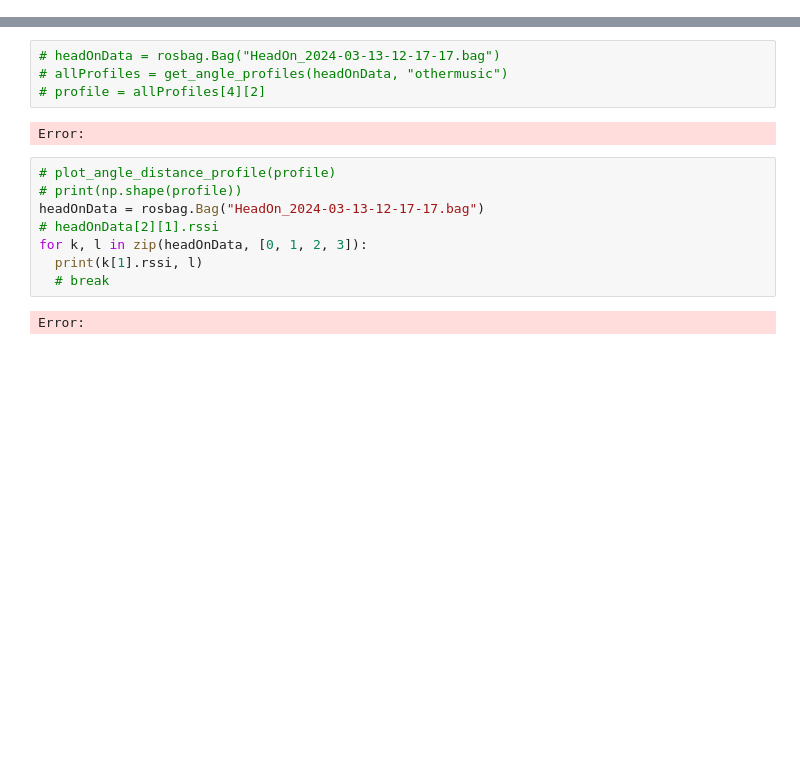
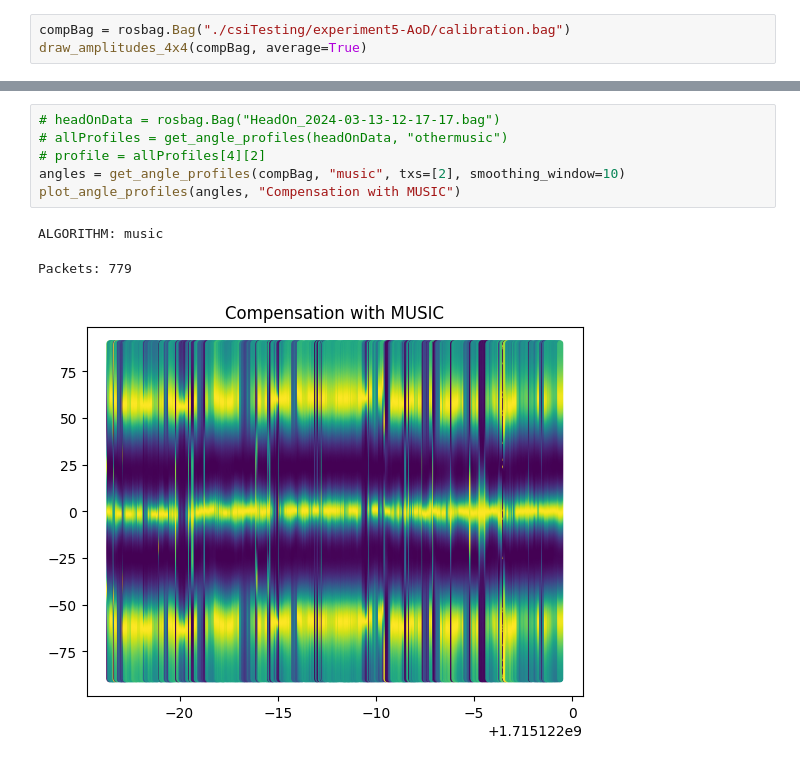
Before and after one commit to Navidt/SignalPropogation, a Jupyter notebook: visualization.ipynb, the cells around one changed output, grey strips where cells are left out. Saved outputs shown, nothing was run; the diff lists cells and outputs as text; blank space fills up the shorter version.

Commit message:
new compensation data

```diff
--- a/visualization.ipynb
+++ b/visualization.ipynb
@@ -680,0 +699,3 @@ Error:
+# %%
+compBag = rosbag.Bag("./csiTesting/experiment5-AoD/calibration.bag")
+draw_amplitudes_4x4(compBag, average=True)
@@ -815,16 +842,10 @@ Error:
 # %%
 # headOnData = rosbag.Bag("HeadOn_2024-03-13-12-17-17.bag")
 # allProfiles = get_angle_profiles(headOnData, "othermusic")
 # profile = allProfiles[4][2]
+angles = get_angle_profiles(compBag, "music", txs=[2], smoothing_window=10)
+plot_angle_profiles(angles, "Compensation with MUSIC")
 # %% [output]
-Error:
+ALGORITHM: music
+Packets: 779
+[figure, added]
-# %%
-# plot_angle_distance_profile(profile)
-# print(np.shape(profile))
-headOnData = rosbag.Bag("HeadOn_2024-03-13-12-17-17.bag")
-# headOnData[2][1].rssi
-for k, l in zip(headOnData, [0, 1, 2, 3]):
-  print(k[1].rssi, l)
-  # break
-# %% [output]
-Error:
```
Also changed, not shown: parts of 42 cells of this notebook, 29 other files.
